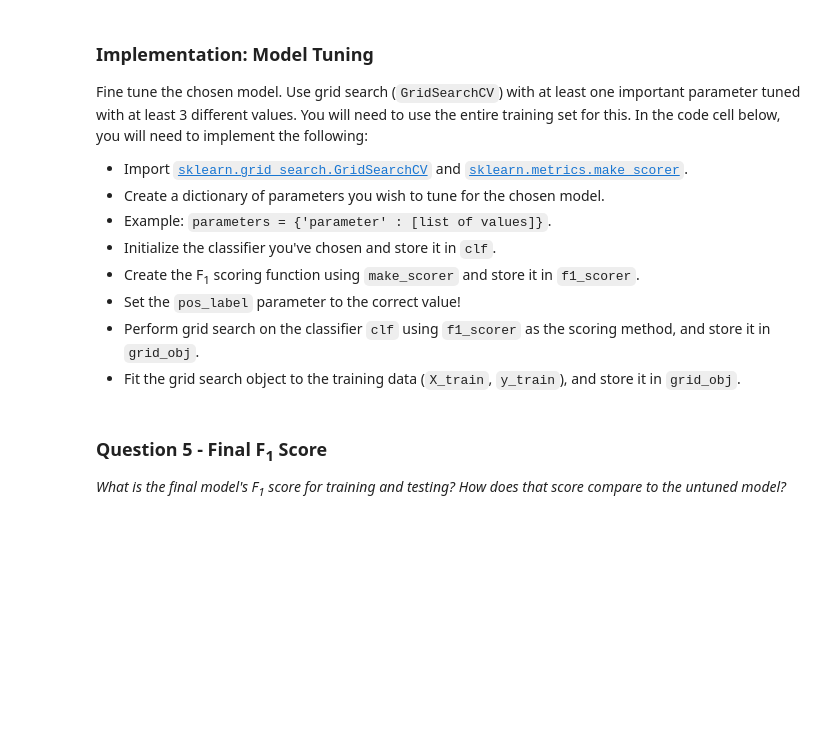
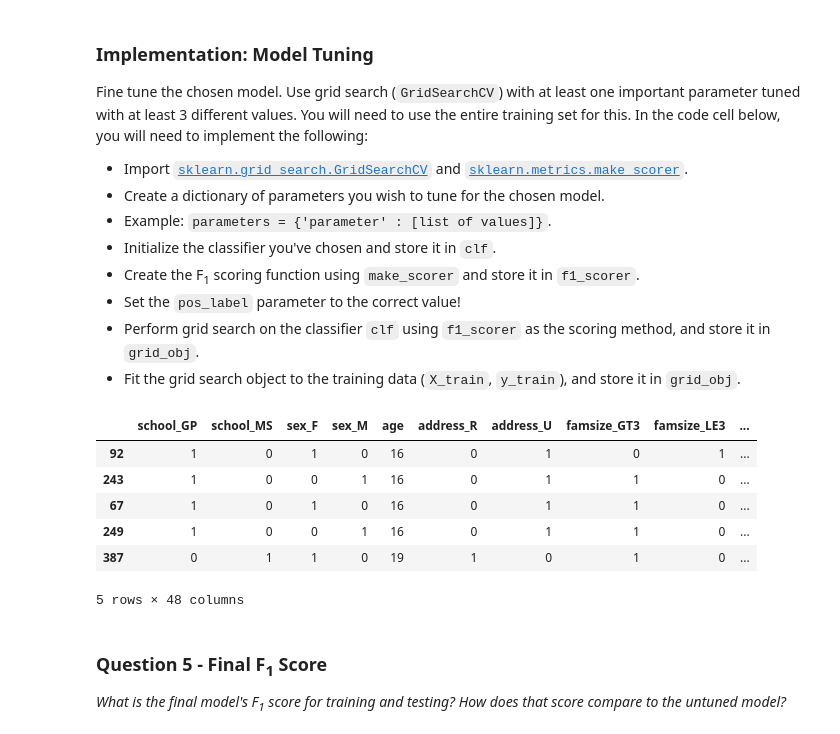
Before and after one commit to JohnnyQQian/student_intervention, a Jupyter notebook: student_intervention.ipynb, the cells around one changed output. Saved outputs shown, nothing was run; the diff lists cells and outputs as text; code cells hidden in the pictures; blank space fills up the shorter version.

```diff
--- a/student_intervention.ipynb
+++ b/student_intervention.ipynb
@@ -148,6 +151,7 @@ def preprocess_features(X):
     return output
 
 X_all = preprocess_features(X_all)
+y_all = y_all.replace(['yes','no'],[1,0])
 print "Processed feature columns ({} total features):\n{}".format(len(X_all.columns), list(X_all.columns))
 # %% [output]
 Processed feature columns (48 total features):
@@ -339,28 +372,42 @@ Fine tune the chosen model. Use grid search (`GridSearchCV`) with at least one i
 - Fit the grid search object to the training data (`X_train`, `y_train`), and store it in `grid_obj`.
 # %%
 # TODO: Import 'GridSearchCV' and 'make_scorer'
+from sklearn.model_selection import GridSearchCV
+from sklearn.metrics import f1_score, make_scorer
+from sklearn.svm import SVC
 
 # TODO: Create the parameters list you wish to tune
-parameters = None
+parameters = {'kernel':('poly', 'rbf','sigmoid'), 'C':[1, 5, 10]}
 
 # TODO: Initialize the classifier
-clf = None
+clf = SVC(random_state=14)
 
 # TODO: Make an f1 scoring function using 'make_scorer'
-f1_scorer = None
+f1_scorer = make_scorer(f1_score)
 
 # TODO: Perform grid search on the classifier using the f1_scorer as the scoring method
-grid_obj = None
+grid_obj = GridSearchCV(estimator = clf, param_grid = parameters, scoring = f1_scorer)
 
 # TODO: Fit the grid search object to the training data and find the optimal parameters
-grid_obj = None
+
+X_train.head(n=5)
+
+#grid_obj.fit(X_train, y_train)
 
 # Get the estimator
-clf = grid_obj.best_estimator_
+#clf = grid_obj.best_estimator_
 
 # Report the final F1 score for training and testing after parameter tuning
-print "Tuned model has a training F1 score of {:.4f}.".format(predict_labels(clf, X_train, y_train))
-print "Tuned model has a testing F1 score of {:.4f}.".format(predict_labels(clf, X_test, y_test))
+#print "Tuned model has a training F1 score of {:.4f}.".format(predict_labels(clf, X_train, y_train))
+#print "Tuned model has a testing F1 score of {:.4f}.".format(predict_labels(clf, X_test, y_test))
+# %% [output]
+|  | school_GP | school_MS | sex_F | sex_M | age | address_R | address_U | famsize_GT3 | famsize_LE3 | ... |
+| 92 | 1 | 0 | 1 | 0 | 16 | 0 | 1 | 0 | 1 | ... |
+| 243 | 1 | 0 | 0 | 1 | 16 | 0 | 1 | 1 | 0 | ... |
+| 67 | 1 | 0 | 1 | 0 | 16 | 0 | 1 | 1 | 0 | ... |
+| 249 | 1 | 0 | 0 | 1 | 16 | 0 | 1 | 1 | 0 | ... |
+| 387 | 0 | 1 | 1 | 0 | 19 | 1 | 0 | 1 | 0 | ... |
+5 rows × 48 columns
 # %% [markdown]
 ### Question 5 - Final F<sub>1</sub> Score
 *What is the final model's F<sub>1</sub> score for training and testing? How does that score compare to the untuned model?*
```
Also changed, not shown: parts of 6 cells of this notebook.
